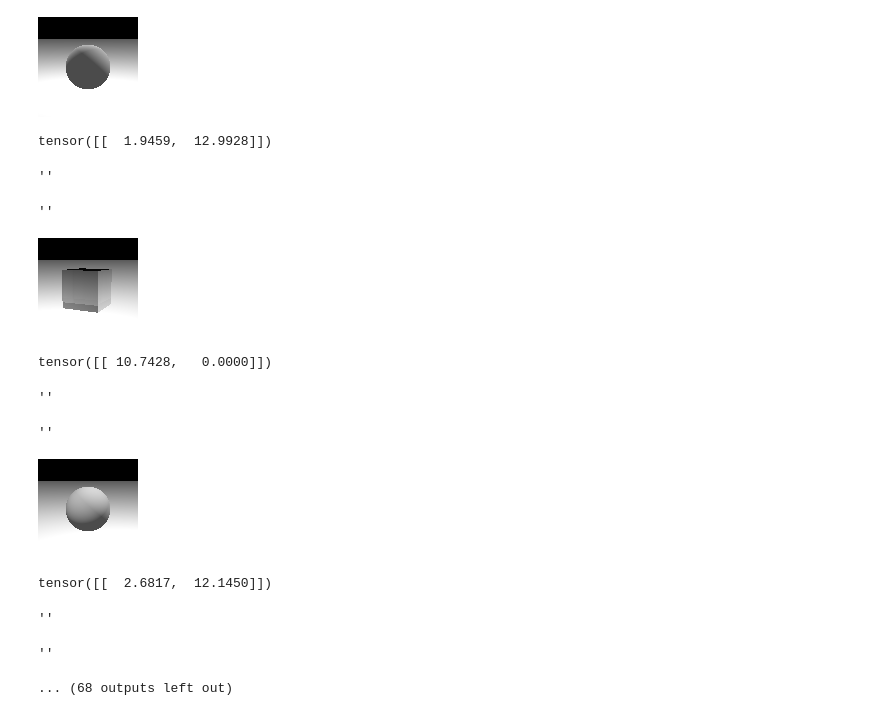
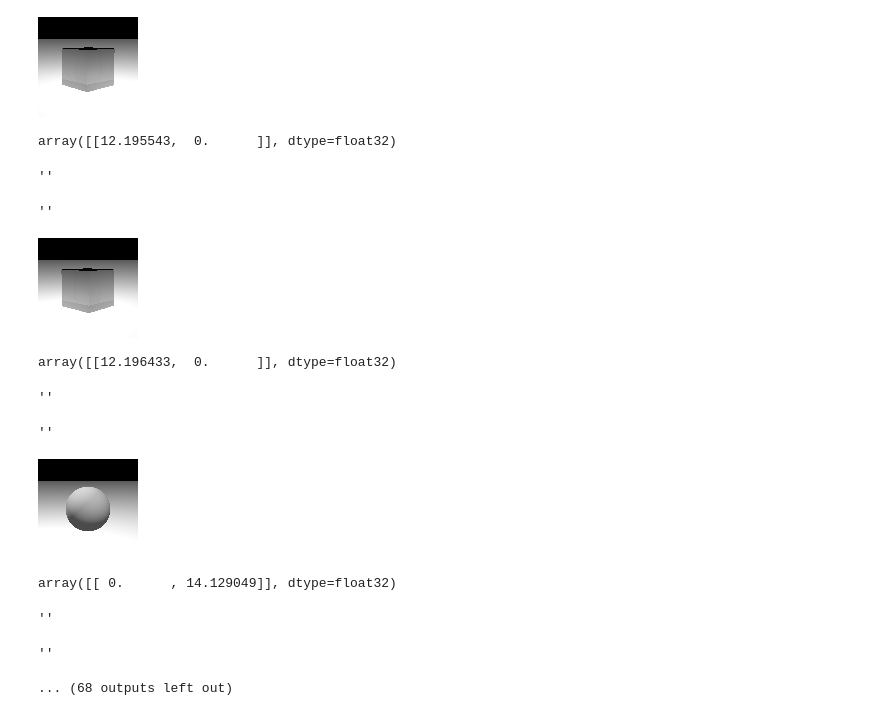
Before and after one commit to tarstars/deep_povray, a Jupyter notebook: torch_classifier.ipynb, the cells around one changed output. Cells and saved outputs as stored; diff of their text form; code cells hidden in the pictures.

```diff
--- a/torch_classifier.ipynb
+++ b/torch_classifier.ipynb
@@ -31,20 +33,31 @@ pt_ds, pt_lbl = torch.from_numpy(sh_ds).float().transpose(1, 3), torch.from_nump
+# %%
+pt_train_ds, pt_train_lbl = ds_norm[ind_train], label[ind_train]
+pt_test_ds, pt_test_lbl = ds_norm[ind_test], label[ind_test]
+# %%
+pt_train_ds, pt_train_lbl = pt_train_ds.to(device), pt_train_lbl.to(device)
+pt_test_ds, pt_test_lbl = pt_test_ds.to(device), pt_test_lbl.to(device)
 # %%
 class Descriminate(torch.nn.Module):
     def __init__(self):
         super(Descriminate, self).__init__()
-        self.conv1 = torch.nn.Conv2d(3, 6, 3)
+        self.conv1 = torch.nn.Conv2d(1, 9, 5)
         self.mp1 = torch.nn.MaxPool2d(2)
-        self.conv2 = torch.nn.Conv2d(6, 12, 3)
+        self.conv2 = torch.nn.Conv2d(9, 18, 5)
         self.mp2 = torch.nn.MaxPool2d(2)
-        self.lin1 = torch.nn.Linear(12 * 23 * 23, 600)
-        self.lin2 = torch.nn.Linear(600, 50)
-        self.lin3 = torch.nn.Linear(50, 2)
+        self.conv3 = torch.nn.Conv2d(18, 36, 5)
+        self.mp3 = torch.nn.MaxPool2d(2)
+        self.lin1 = torch.nn.Linear(36 * 9 * 9, 100)
+        self.lin2 = torch.nn.Linear(100, 20)
+        self.lin3 = torch.nn.Linear(20, 2)
+
     def forward(self, x):
         x = torch.nn.functional.relu(self.conv1(x))
         x = self.mp1(x)
         x = torch.nn.functional.relu(self.conv2(x))
         x = self.mp2(x)
-        x = x.view(-1, 12 * 23 * 23)
+        x = torch.nn.functional.relu(self.conv3(x))
+        x = self.mp3(x)
+        x = x.view(-1, 36 * 9 * 9)
         x = torch.nn.functional.relu(self.lin1(x))
         x = torch.nn.functional.relu(self.lin2(x))
         x = torch.nn.functional.relu(self.lin3(x))
@@ -59,2 +67,3 @@ torch.Size([720, 2])
 # %%
+m = Descriminate().to(device)
 crit = torch.nn.CrossEntropyLoss()
@@ -82,19 +211,20 @@ for _ in range(100):
 # %%
-for t in range(20):
-    pic = pt_ds[t].transpose(0, 2).numpy()
-    int_pic = pic.astype(np.uint8)
-    display(Image.fromarray(int_pic), m(pt_ds[t:t+1]), '', '')
+with torch.no_grad():
+    for t in range(20):
+        pic = (pt_test_ds[t].transpose(0, 2).cpu().numpy() + 0.5)*255
+        int_pic = pic.astype(np.uint8).repeat(3, axis=2)
+        display(Image.fromarray(int_pic), m(pt_test_ds[t:t+1]).cpu().detach().numpy(), '', '')  #
 # %% [output]
-[figure, old version]
+[figure, new version]
-tensor([[  1.9459,  12.9928]])
+array([[12.195543,  0.      ]], dtype=float32)
 ''
 ''
-[figure, old version]
+[figure, new version]
-tensor([[ 10.7428,   0.0000]])
+array([[12.196433,  0.      ]], dtype=float32)
 ''
 ''
 [figure]
-tensor([[  2.6817,  12.1450]])
+array([[ 0.      , 14.129049]], dtype=float32)
 ''
 ''
 ... (68 outputs left out)
```
Also changed, not shown: parts of 23 cells of this notebook, 1 other file.
